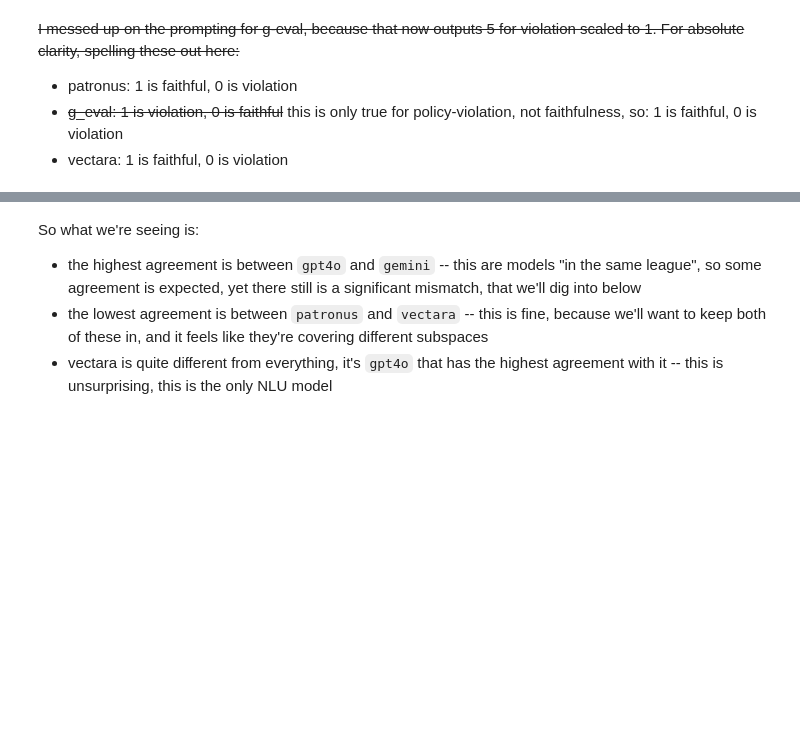
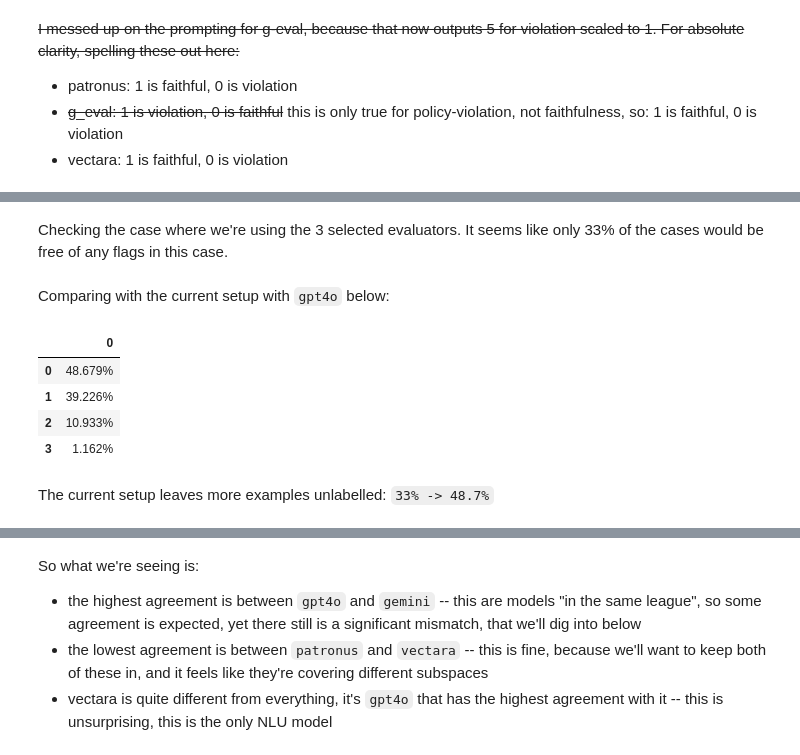
Before and after one commit to climatepolicyradar/document-qa-prototype, a Jupyter notebook: notebooks/faithfulness_experiment_analysis.ipynb, the cells around one changed output, grey strips where cells are left out. Drawn from its saved outputs; the diff is of its cells as text; code cells hidden in the pictures; blank space fills up the shorter version.

```diff
--- a/notebooks/faithfulness_experiment_analysis.ipynb
+++ b/notebooks/faithfulness_experiment_analysis.ipynb
@@ -158,3 +172,26 @@ Only 0.4% of all cases has an agreement of all 5 annotators, but >8% shows a thr
+# %% [markdown]
+Checking the case where we're using the 3 selected evaluators. It seems like only 33% of the cases would be free of any flags in this case.<br><br>
+Comparing with the current setup with `gpt4o` below:
+# %%
+_tmp = pd.DataFrame(
+    evals[
+        ["g_eval-faithfulness_gpt4o",
+         "patronus_lynx-faithfulness",
+         "vectara-faithfulness"
+        ]
+    ].sum(axis=1).value_counts(normalize=True).sort_index()
+)
+
+_tmp.index = _tmp.index.astype(int)
+_tmp.style.format("{:.3%}")
+# %% [output]
+|  | 0 |
+| 0 | 48.679% |
+| 1 | 39.226% |
+| 2 | 10.933% |
+| 3 | 1.162% |
+# %% [markdown]
+The current setup leaves more examples unlabelled: `33% -> 48.7%`
 # %%
 def get_f1_score_and_count(_evals: pd.DataFrame, model1: str, model2: str) -> tuple[float, int]:
     _evals = _evals.dropna(subset=[model1, model2]).copy()
```
Also changed, not shown: parts of 23 cells of this notebook.
